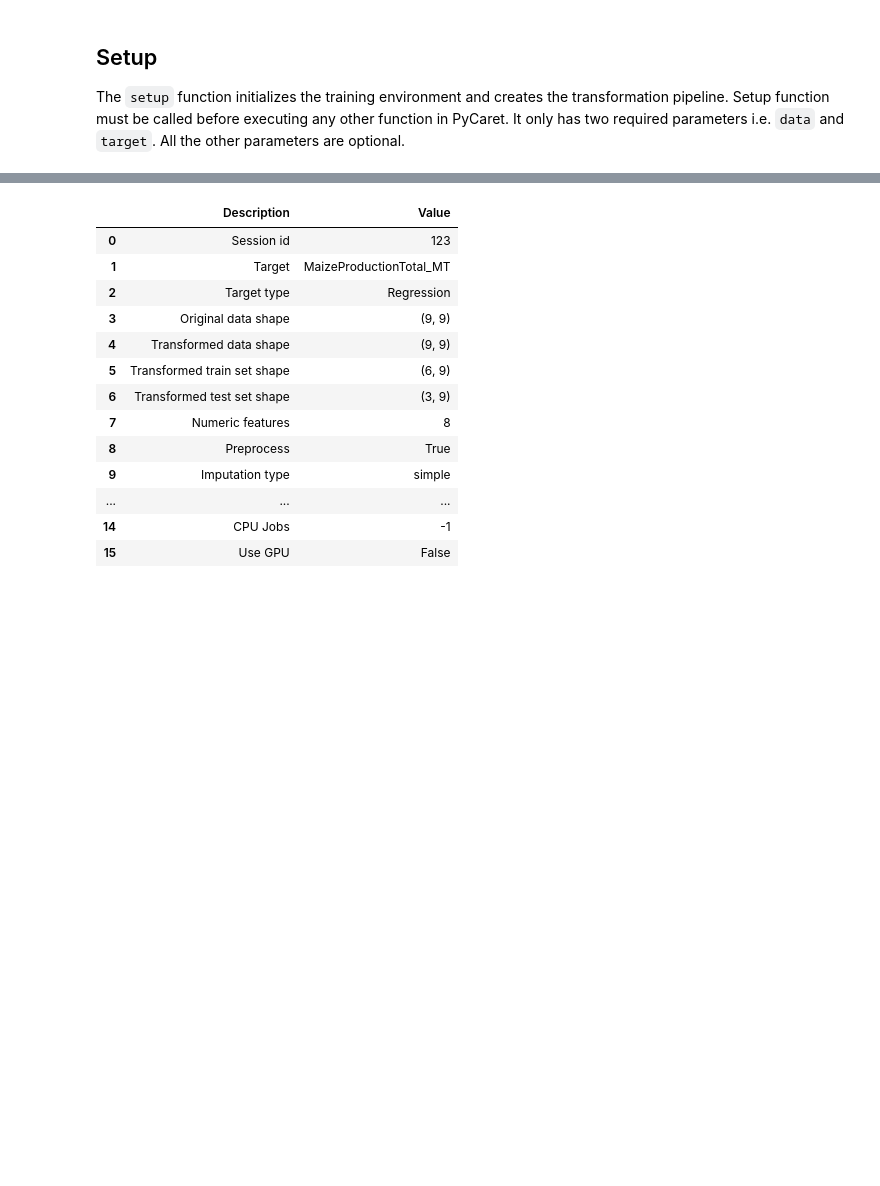
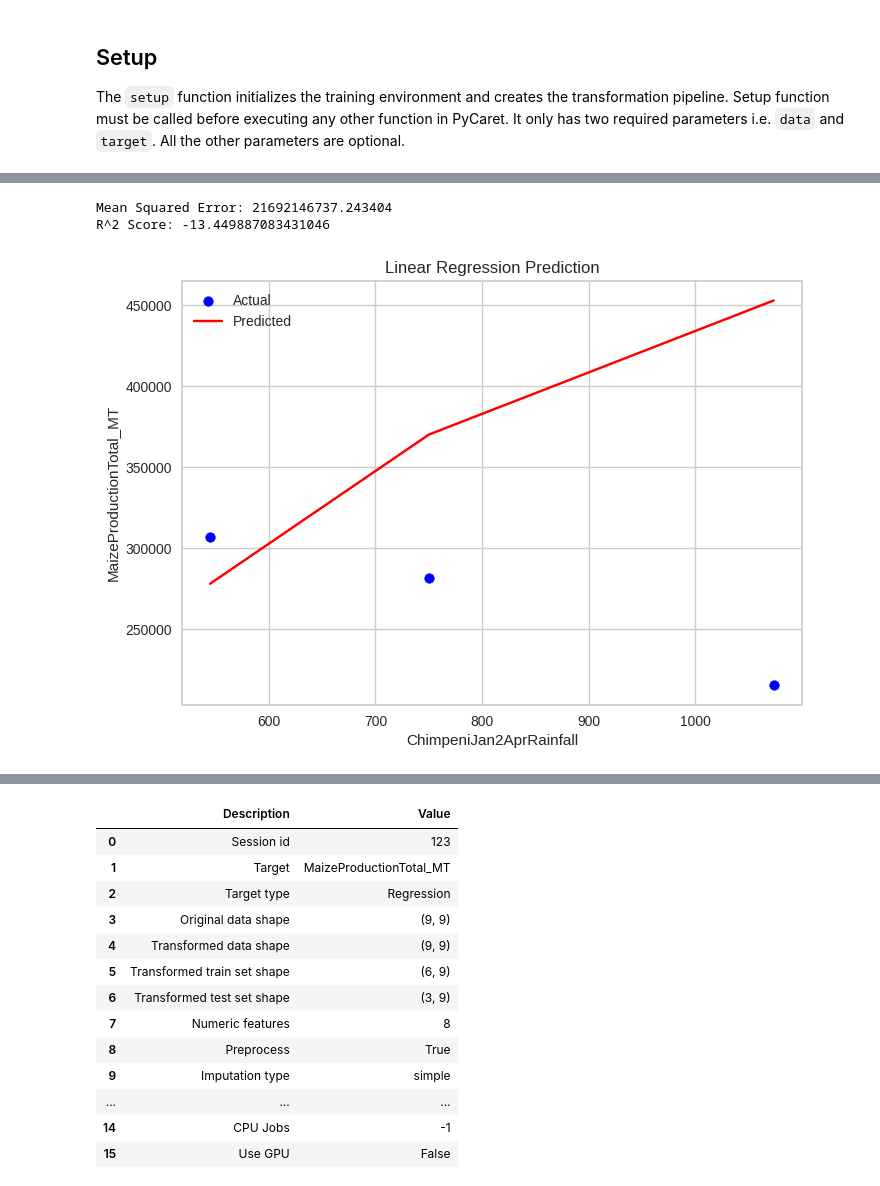
Before and after one commit to mtofighi/ChilwaBasin, a Jupyter notebook: ChilwaBasin_DataAnalysis_032024/ChilwaBasin_Regression_PyCaret_Agriculture.ipynb, the cells around one changed output, grey strips where cells are left out. Drawn from its saved outputs; the diff is of its cells as text; code cells hidden in the pictures; blank space fills up the shorter version.

```diff
--- a/ChilwaBasin_DataAnalysis_032024/ChilwaBasin_Regression_PyCaret_Agriculture.ipynb
+++ b/ChilwaBasin_DataAnalysis_032024/ChilwaBasin_Regression_PyCaret_Agriculture.ipynb
@@ -205,0 +294,50 @@ plt.show()
+# %%
+# Importing necessary libraries
+import pandas as pd
+from sklearn.model_selection import train_test_split
+from sklearn.linear_model import LinearRegression
+from sklearn.metrics import mean_squared_error, r2_score
+import matplotlib.pyplot as plt
+
+# Filtered dataset
+filtered_data = dataAll.loc[(dataAll['Year'] >= 2010) & (dataAll['Year'] <= 2020)]
+
+# Features and target variable
+features =     [
+        'ChimpeniNovDecRainfall', 'ChimpeniJan2AprRainfall','ChimpeniNov2AprRainfall',
+        'SPI1', 'SPI3',
+        'MaizeAreaTotal_HA',
+        # 'RiceAreaTotal_HA', 'RiceProductionTotal_MT',
+        # 'TobaccoAreaTotal_HA','TobaccoProductionTotal_MT',
+        'UREATotal_T',
+    ]
+target = 'MaizeProductionTotal_MT'
+
+# Splitting the dataset into train and test sets
+X_train, X_test, y_train, y_test = train_test_split(filtered_data[features], filtered_data[target], test_size=0.2, random_state=42)
+
+# Creating and training the Linear Regression model
+lr_model = LinearRegression()
+lr_model.fit(X_train, y_train)
+
+# Predictions
+y_pred = lr_model.predict(X_test)
+
+# Model evaluation
+mse = mean_squared_error(y_test, y_pred)
+r2 = r2_score(y_test, y_pred)
+print("Mean Squared Error:", mse)
+print("R^2 Score:", r2)
+
+# Visualizing predictions
+plt.scatter(X_test['ChimpeniJan2AprRainfall'], y_test, color='blue', label='Actual')
+plt.plot(X_test['ChimpeniJan2AprRainfall'], y_pred, color='red', label='Predicted')
+plt.xlabel('ChimpeniJan2AprRainfall')
+plt.ylabel('MaizeProductionTotal_MT')
+plt.title('Linear Regression Prediction')
+plt.legend()
+plt.show()
+# %% [output]
+Mean Squared Error: 21692146737.243404
+R^2 Score: -13.449887083431046
+[figure, added]
```
Also changed, not shown: parts of 6 cells of this notebook.
